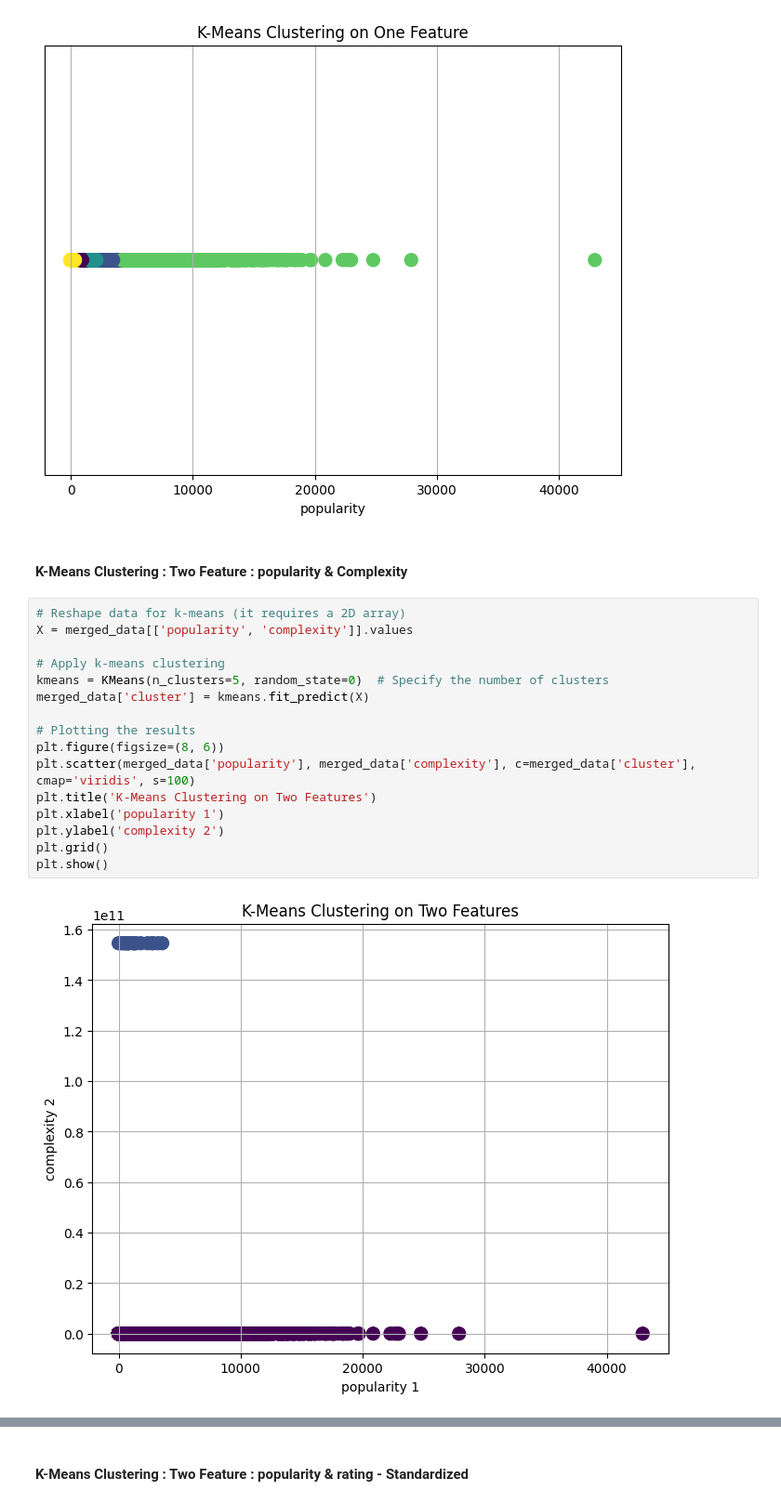
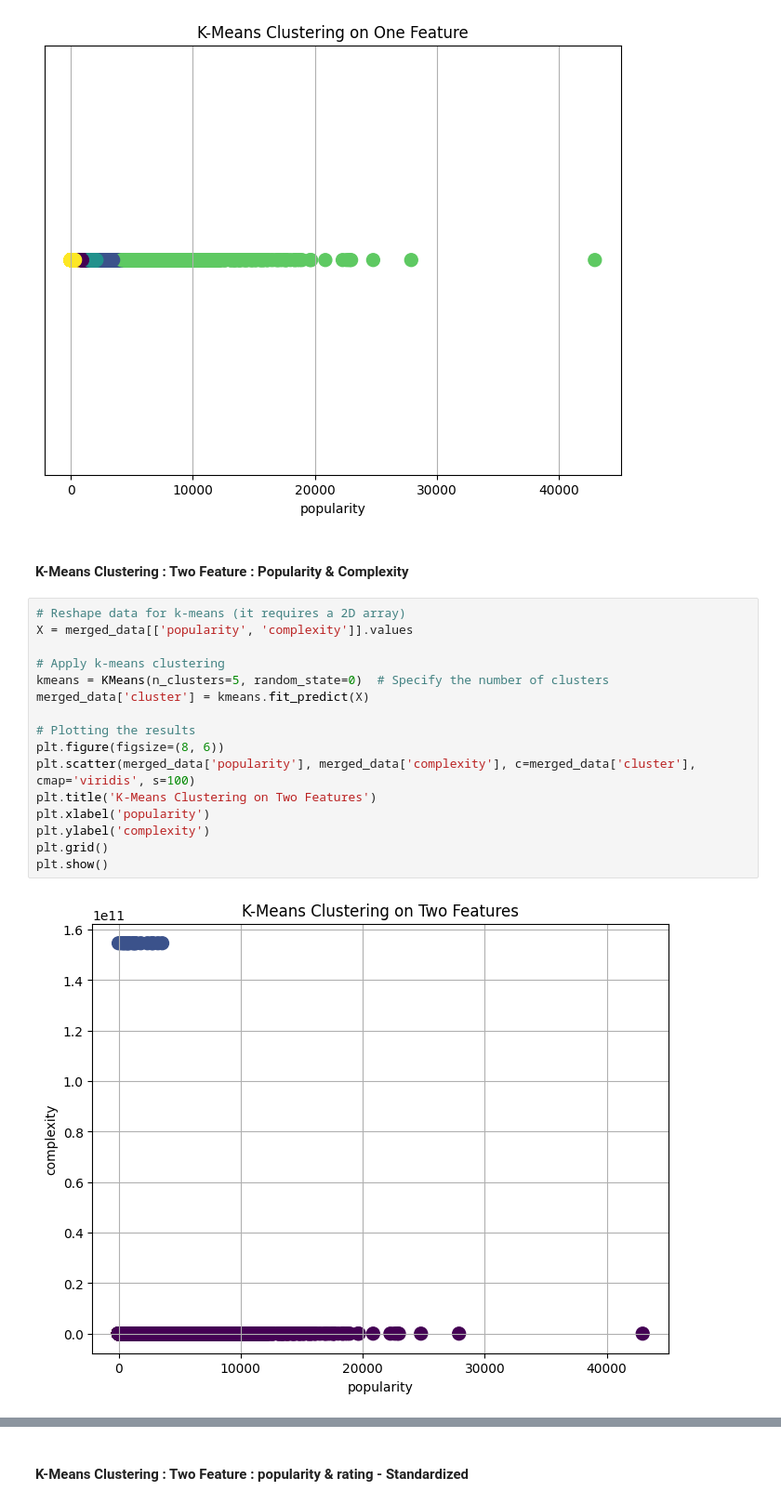
Before and after one commit to khushbunlad/PROG8431, a Jupyter notebook: Workshop3.ipynb, the cells around one changed output, grey strips where cells are left out. Shown at 93% size. Cells and saved outputs as stored; diff of their text form.

```diff
--- a/Workshop3.ipynb
+++ b/Workshop3.ipynb
@@ -243,23 +243,23 @@ plt.show()
 # %% [output]
 [figure]
 # %% [markdown]
-#### K-Means Clustering : Two Feature : popularity & Complexity
+#### K-Means Clustering : Two Feature : Popularity & Complexity
 # %%
 # Reshape data for k-means (it requires a 2D array)
 X = merged_data[['popularity', 'complexity']].values
 
 # Apply k-means clustering
 kmeans = KMeans(n_clusters=5, random_state=0)  # Specify the number of clusters
 merged_data['cluster'] = kmeans.fit_predict(X)
 
 # Plotting the results
 plt.figure(figsize=(8, 6))
 plt.scatter(merged_data['popularity'], merged_data['complexity'], c=merged_data['cluster'], cmap='viridis', s=100)
 plt.title('K-Means Clustering on Two Features')
-plt.xlabel('popularity 1')
-plt.ylabel('complexity 2')
+plt.xlabel('popularity')
+plt.ylabel('complexity')
 plt.grid()
 plt.show()
 # %% [output]
-[figure, old version]
+[figure, new version]
 # %% [markdown]
```
Also changed, not shown: parts of 3 cells of this notebook.
